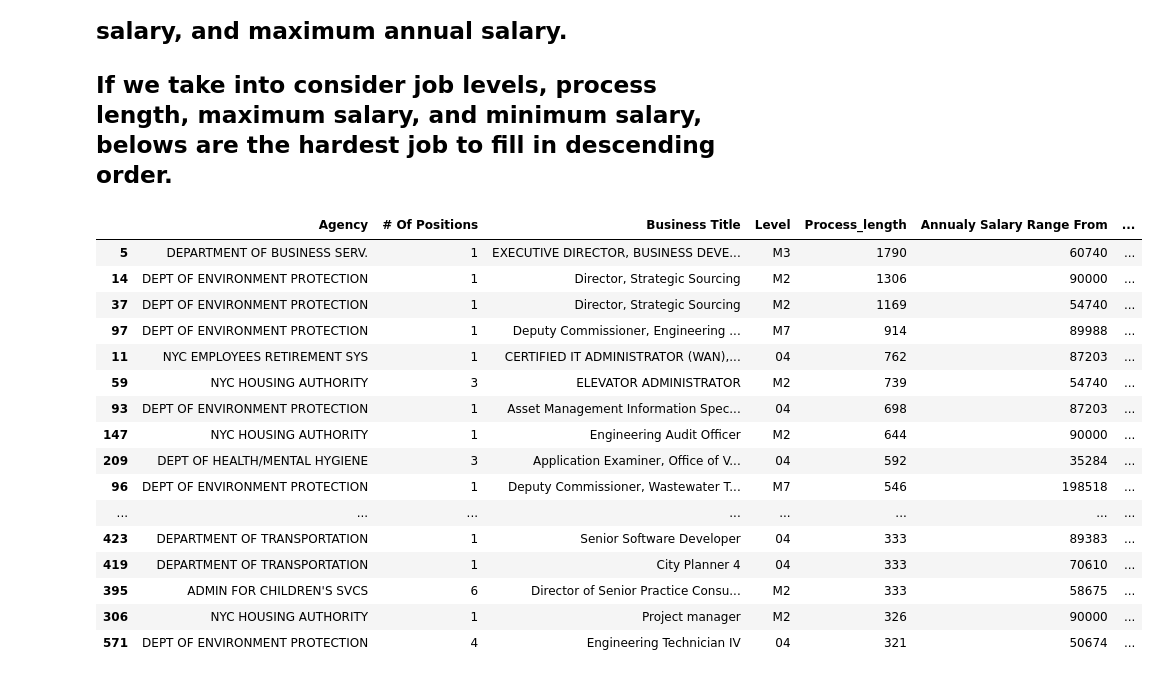
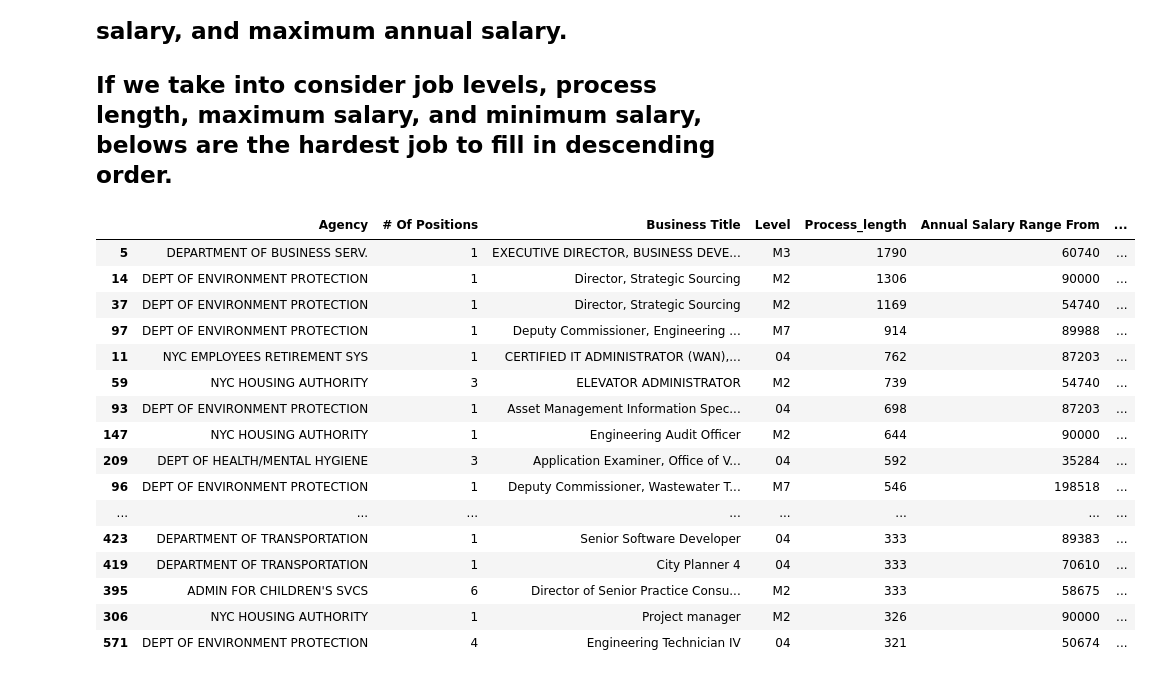
Before and after one commit to AnhPhung/WorkMarket, a Jupyter notebook: Friendly Competition.ipynb, the cells around one changed output. Saved outputs shown, nothing was run; the diff lists cells and outputs as text; code cells hidden in the pictures.

```diff
--- a/Friendly Competition.ipynb
+++ b/Friendly Competition.ipynb
@@ -99,3 +100,5 @@ for index, row in data_unique.iterrows():
     elif row['Salary Frequency'] == 'Daily':
         annual_min_sal.append(row['Salary Range From']*5*52)
         annual_max_sal.append(row['Salary Range To']*5*52)
+data_unique['Annual Salary Range From'] = annual_min_sal
+data_unique['Annual Salary Range To'] = annual_max_sal
@@ -102,3 +113,0 @@ for index, row in data_unique.iterrows():
-# %%
-data_unique['Annualy Salary Range From'] = annual_min_sal
-data_unique['Annualy Salary Range To'] = annual_max_sal
@@ -215,6 +226,6 @@ plt.show()
 # %%
 display_column = ['Agency','# Of Positions','Business Title','Level',
-                  'Process_length', 'Annualy Salary Range From','Annualy Salary Range To']
+                  'Process_length', 'Annual Salary Range From','Annual Salary Range To']
 # %% [markdown]
 ## I think jobs that take long to process (greater than about 320 days) and are at levels 3A, M7, M6, MY, 4B, M5, 4A, M4, M3, 04, or M2 are be the hardest job to fill.
 # %%
@@ -225,9 +236,9 @@ hardest = data_unique[(data_unique['Process_length']>320)&
 
 ## If we take into consider job levels, process length, maximum salary, and minimum salary, belows are the hardest job to fill in descending order.
 # %%
-hardest.sort_values(by=['Process_length','Annualy Salary Range To','Annualy Salary Range From'],ascending=False)
+hardest.sort_values(by=['Process_length','Annual Salary Range To','Annual Salary Range From'],ascending=False)
 # %% [output]
-|  | Agency | # Of Positions | Business Title | Level | Process_length | Annualy Salary Range From | ... |
+|  | Agency | # Of Positions | Business Title | Level | Process_length | Annual Salary Range From | ... |
 | 5 | DEPARTMENT OF BUSINESS SERV. | 1 | EXECUTIVE DIRECTOR, BUSINESS DEVE... | M3 | 1790 | 60740 | ... |
 | 14 | DEPT OF ENVIRONMENT PROTECTION | 1 | Director, Strategic Sourcing | M2 | 1306 | 90000 | ... |
 | 37 | DEPT OF ENVIRONMENT PROTECTION | 1 | Director, Strategic Sourcing | M2 | 1169 | 54740 | ... |
```
Also changed, not shown: parts of 12 cells of this notebook.
